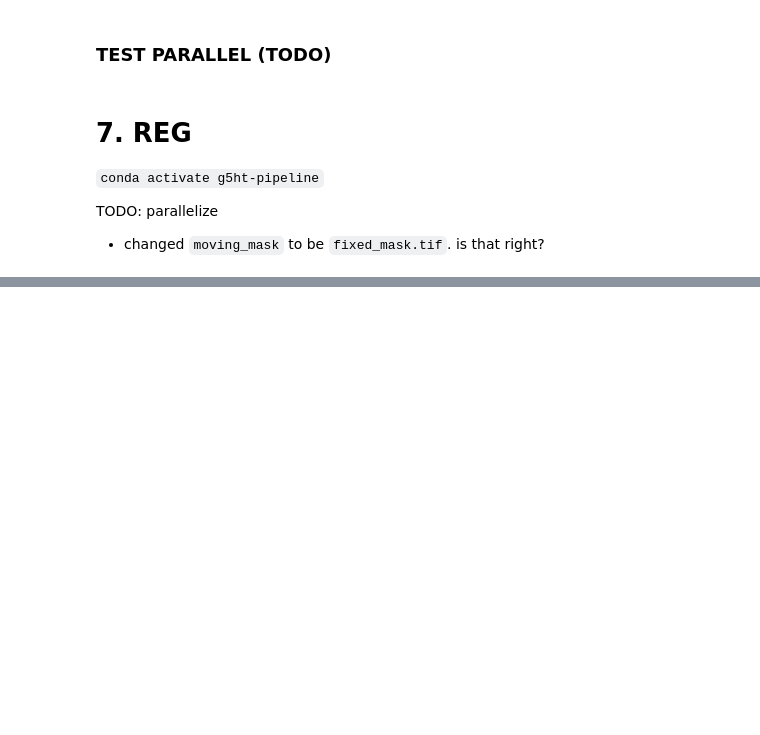
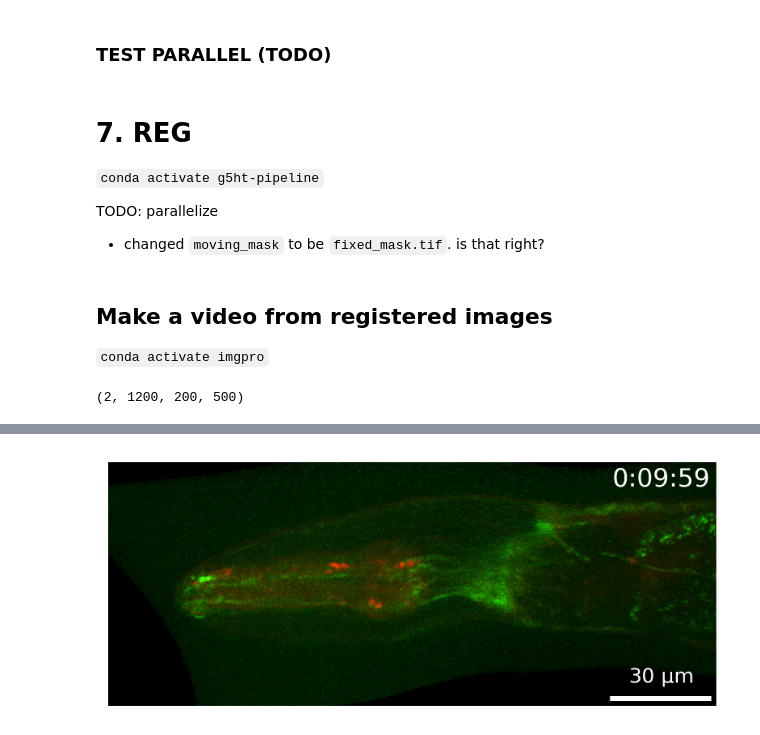
Before and after one commit to MunibH/g5ht-pipeline, a Jupyter notebook: run_pipeline.ipynb, the cells around one changed output, grey strips where cells are left out. Drawn from its saved outputs; the diff is of its cells as text; code cells hidden in the pictures; blank space fills up the shorter version.

```diff
--- a/run_pipeline.ipynb
+++ b/run_pipeline.ipynb
@@ -237,3 +216,44 @@ for i in tqdm(range(1200)):
     sys.argv = ["", PTH, i]
 
     reg_worm()
+# %% [markdown]
+## Make a video from registered images
+
+`conda activate imgpro`
+# %%
+import sys
+import os
+import glob
+import tifffile
+import numpy as np
+from skimage.io import imread
+
+import matplotlib.pyplot as plt
+from tqdm import tqdm
+
+from microfilm.microplot import microshow
+from microfilm.microplot import Micropanel
+from microfilm.microanim import Microanim
+from microfilm.microplot import Microimage
+
+
+DATA_PTH = r'C:\Users\munib\POSTDOC\DATA\g5ht-free\20251028\date-20251028_time-1500_strain-ISg5HT_condition-starvedpatch_worm001\registered'
+reg_contents = glob.glob(os.path.join(DATA_PTH,'*.tif'))
+
+mip = np.zeros((2,len(reg_contents),200,500))
+for i in tqdm(range(len(reg_contents))):
+    mip[:,i,:,:] = np.max(tifffile.imread(reg_contents[i]), axis=0) #CTHW
+# %%
+mip.shape
+# %% [output]
+(2, 1200, 200, 500)
+# %%
+anim_output = r"C:\Users\munib\POSTDOC\DATA\g5ht-free\20251028\date-20251028_time-1500_strain-ISg5HT_condition-starvedpatch_worm001\microanim_reg_mip.mp4"
+%matplotlib inline
+anim = Microanim(
+    mip, cmaps=['green','red'], flip_map=False, fig_scaling=5, dpi=300,
+    unit='um', scalebar_unit_per_pix=0.36, scalebar_size_in_units=30,
+    scalebar_thickness=0.02, scalebar_font_size=12, rescale_type='limits', limits=[[0,256],[50,2000]])
+anim.add_time_stamp(unit='mmm', unit_per_frame=533, location='upper right')
+anim.save_movie(anim_output, quality=10, fps=10)
+# %% [output]
@@ -239,0 +261 @@ for i in tqdm(range(1200)):
+[figure, added]
```
Also changed, not shown: parts of 9 cells of this notebook, 3 other files.
